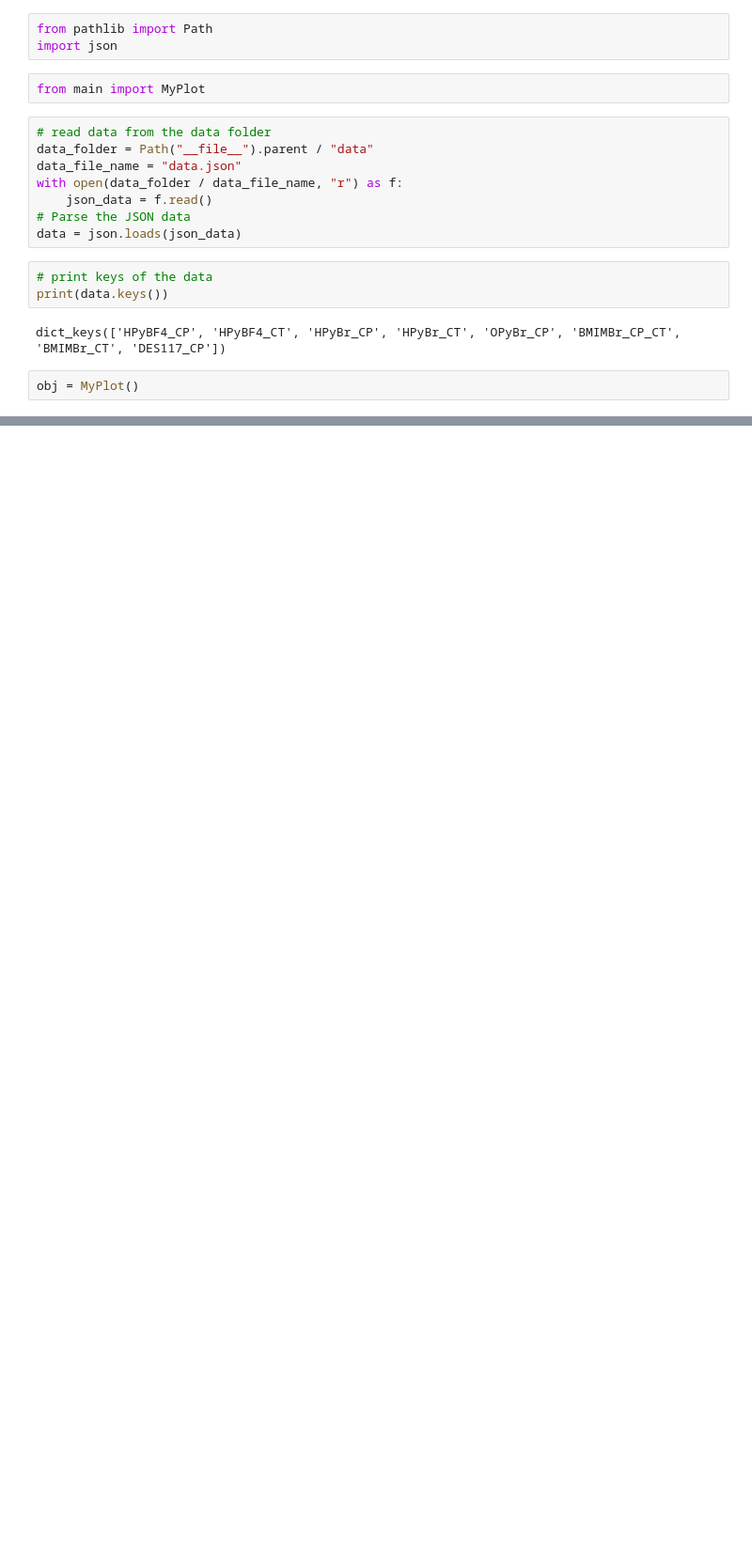
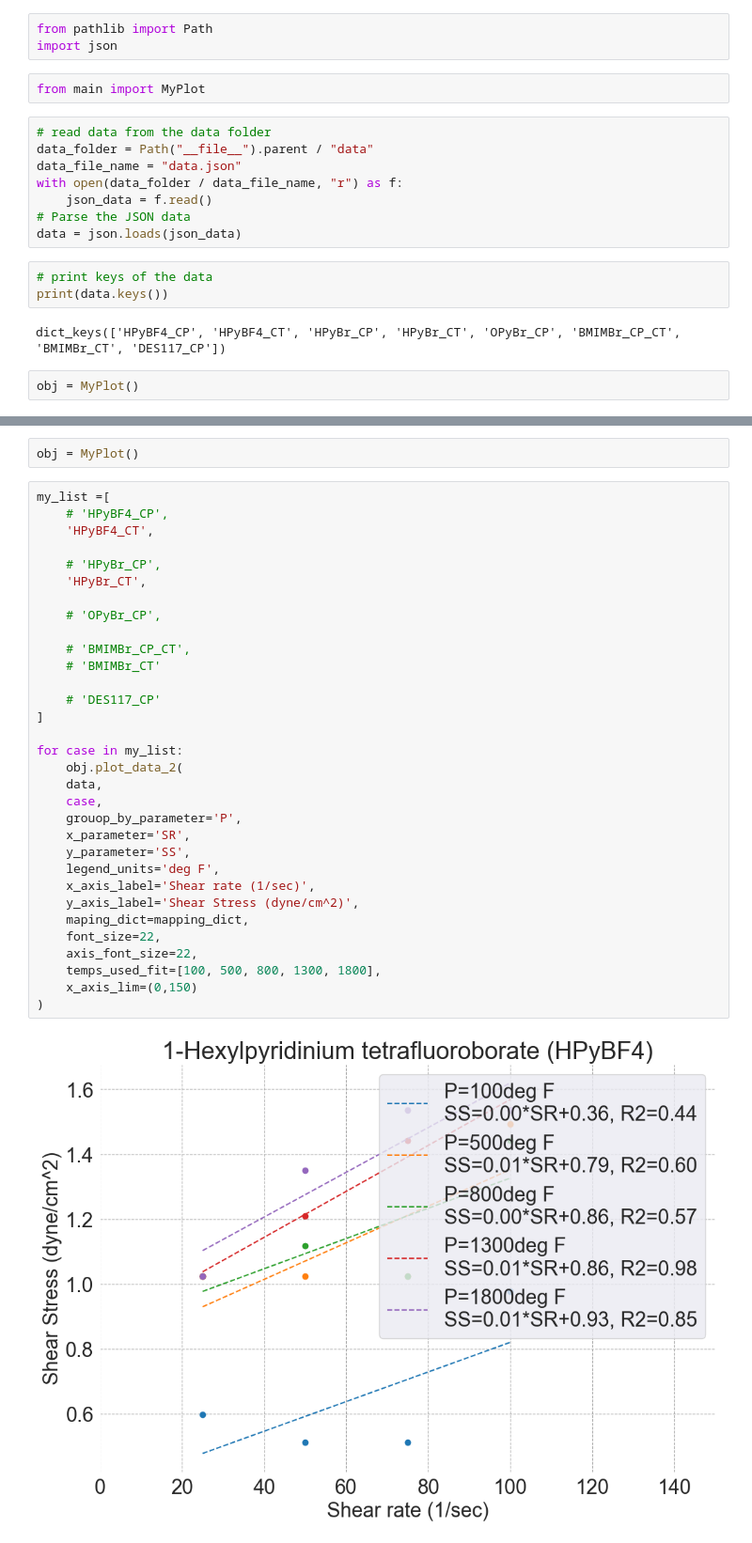
Before and after one commit to Atashnezhad/hpht, a Jupyter notebook: P03.ipynb, the cells around one changed output, grey strips where cells are left out. Shown at 94% size. Drawn from its saved outputs; the diff is of its cells as text; blank space fills up the shorter version.

```diff
--- a/P03.ipynb
+++ b/P03.ipynb
@@ -67,0 +93,36 @@ for case in my_list:
+# %%
+obj = MyPlot()
+# %%
+my_list =[
+    # 'HPyBF4_CP',
+    'HPyBF4_CT',
+
+    # 'HPyBr_CP',
+    'HPyBr_CT',
+
+    # 'OPyBr_CP',
+
+    # 'BMIMBr_CP_CT',
+    # 'BMIMBr_CT'
+
+    # 'DES117_CP'
+]
+
+for case in my_list:
+    obj.plot_data_2(
+    data,
+    case,
+    grouop_by_parameter='P',
+    x_parameter='SR',
+    y_parameter='SS',
+    legend_units='deg F',
+    x_axis_label='Shear rate (1/sec)',
+    y_axis_label='Shear Stress (dyne/cm^2)',
+    maping_dict=mapping_dict,
+    font_size=22,
+    axis_font_size=22,
+    temps_used_fit=[100, 500, 800, 1300, 1800],
+    x_axis_lim=(0,150)
+)
+# %% [output]
+[figure, added]
```
Also changed, not shown: parts of 6 cells of this notebook, 1 other file.
